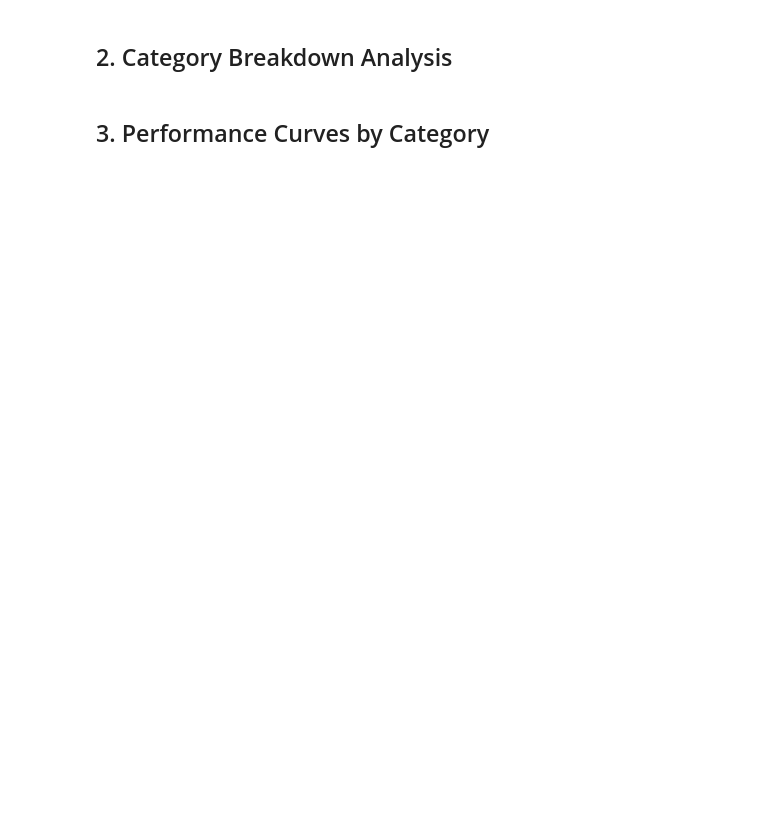
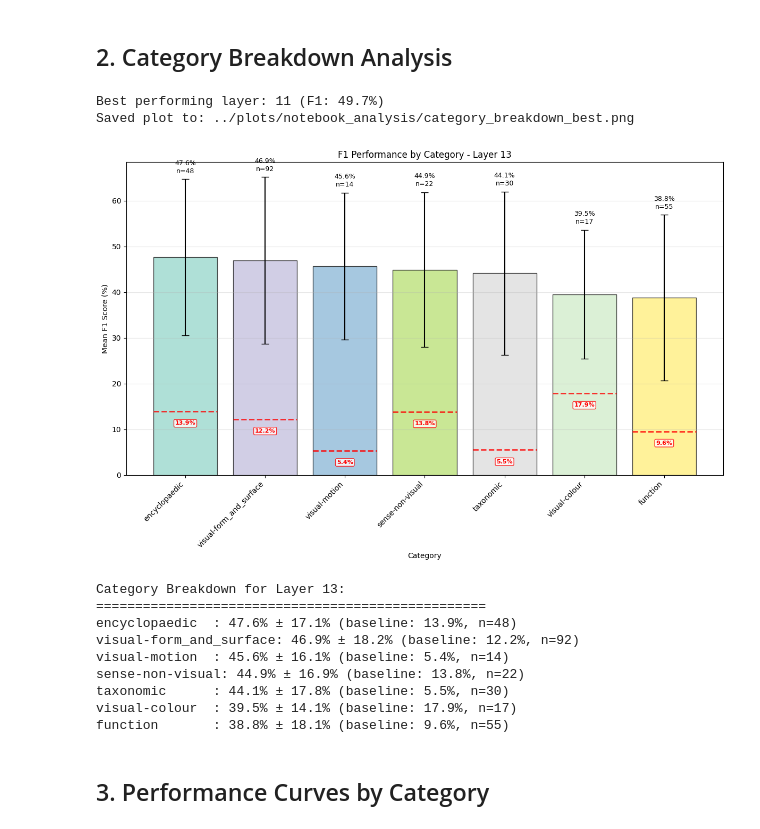
Before and after one commit to israfelsr/compmech, a Jupyter notebook: notebooks/probe_analysis.ipynb, the cells around one changed output. Saved outputs shown, nothing was run; the diff lists cells and outputs as text; code cells hidden in the pictures; blank space fills up the shorter version.

```diff
--- a/notebooks/probe_analysis.ipynb
+++ b/notebooks/probe_analysis.ipynb
@@ -355,35 +396,48 @@ def category_breakdown(results, layer, taxonomy, metric="f1", save_path=None):
     print(f"\nCategory Breakdown for Layer {layer}:")
     print("=" * 50)
     for cat, mean_score in sorted_categories:
         std_score = category_stds[cat]
         baseline_score = category_baseline_means[cat]
         count = category_counts[cat]
         print(
             f"{cat:15s}: {mean_score:.1f}% ± {std_score:.1f}% (baseline: {baseline_score:.1f}%, n={count})"
         )
 
     return category_means, category_counts
 
 
 # Create category breakdown for best and last layers
 if taxonomy and results:
     # Find best layer
     layer_data = extract_layer_performance(results, "f1")
     if layer_data:
         best_idx = max(range(len(layer_data)), key=lambda i: layer_data[i]['mean'])
         best_layer = layer_data[best_idx]['layer']
         print(f"Best performing layer: {best_layer} (F1: {layer_data[best_idx]['mean']:.1f}%)")
 
         # Plot for best layer
         save_path = f"{SAVE_DIR}/category_breakdown_best.png" if SAVE_PLOTS else None
-        category_breakdown(results, best_layer, taxonomy, save_path=save_path)
+        category_breakdown(results, 13, taxonomy, )
 
         # Plot for last layer if different from best
         if "last" in results and best_layer != "last":
             save_path = f"{SAVE_DIR}/category_breakdown_last.png" if SAVE_PLOTS else None
-            category_breakdown(results, "last", taxonomy, save_path=save_path)
+            category_breakdown(results, "last", taxonomy, )
 else:
     print("Skipping category analysis - no taxonomy or results found")
+# %% [output]
+Best performing layer: 11 (F1: 49.7%)
+Saved plot to: ../plots/notebook_analysis/category_breakdown_best.png
+[figure, added]
+Category Breakdown for Layer 13:
+==================================================
+encyclopaedic  : 47.6% ± 17.1% (baseline: 13.9%, n=48)
+visual-form_and_surface: 46.9% ± 18.2% (baseline: 12.2%, n=92)
+visual-motion  : 45.6% ± 16.1% (baseline: 5.4%, n=14)
+sense-non-visual: 44.9% ± 16.9% (baseline: 13.8%, n=22)
+taxonomic      : 44.1% ± 17.8% (baseline: 5.5%, n=30)
+visual-colour  : 39.5% ± 14.1% (baseline: 17.9%, n=17)
+function       : 38.8% ± 18.1% (baseline: 9.6%, n=55)
 # %% [markdown]
 ## 3. Performance Curves by Category
 # %%
```
Also changed, not shown: parts of 8 cells of this notebook, 6 other files.
